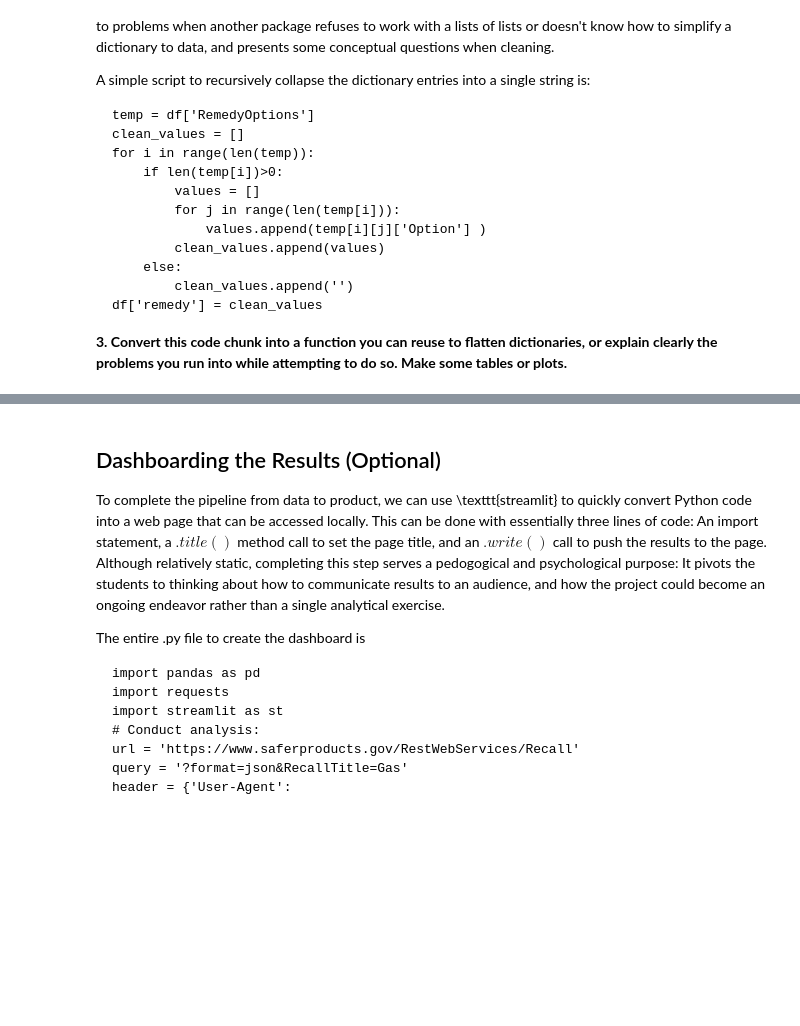
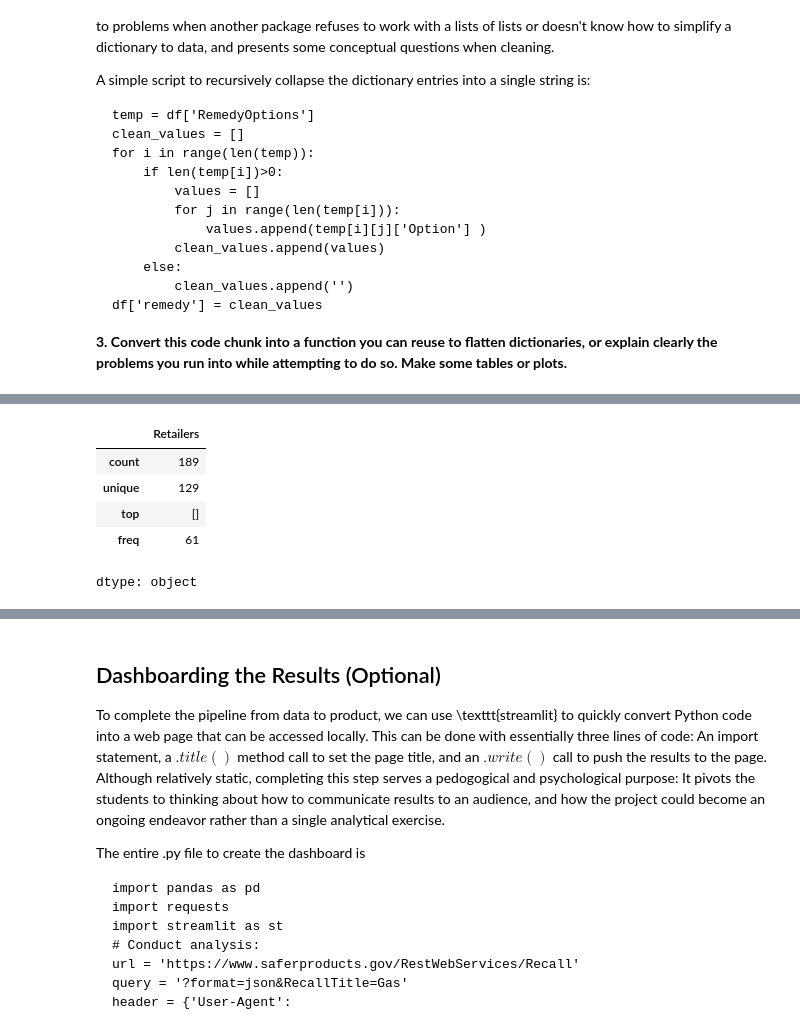
Before and after one commit to sterlinggutterman/labs, a Jupyter notebook: SG_assignment_notebook.ipynb, the cells around one changed output, grey strips where cells are left out. Saved outputs shown, nothing was run; the diff lists cells and outputs as text; code cells hidden in the pictures; blank space fills up the shorter version.

```diff
--- a/SG_assignment_notebook.ipynb
+++ b/SG_assignment_notebook.ipynb
@@ -171,0 +199,10 @@ A simple script to recursively collapse the dictionary entries into a single str
+# %%
+df['Retailers'].value_counts()
+df['Retailers'].describe()
+# %% [output]
+|  | Retailers |
+| count | 189 |
+| unique | 129 |
+| top | [] |
+| freq | 61 |
+dtype: object
```
Also changed, not shown: parts of 16 cells of this notebook.
